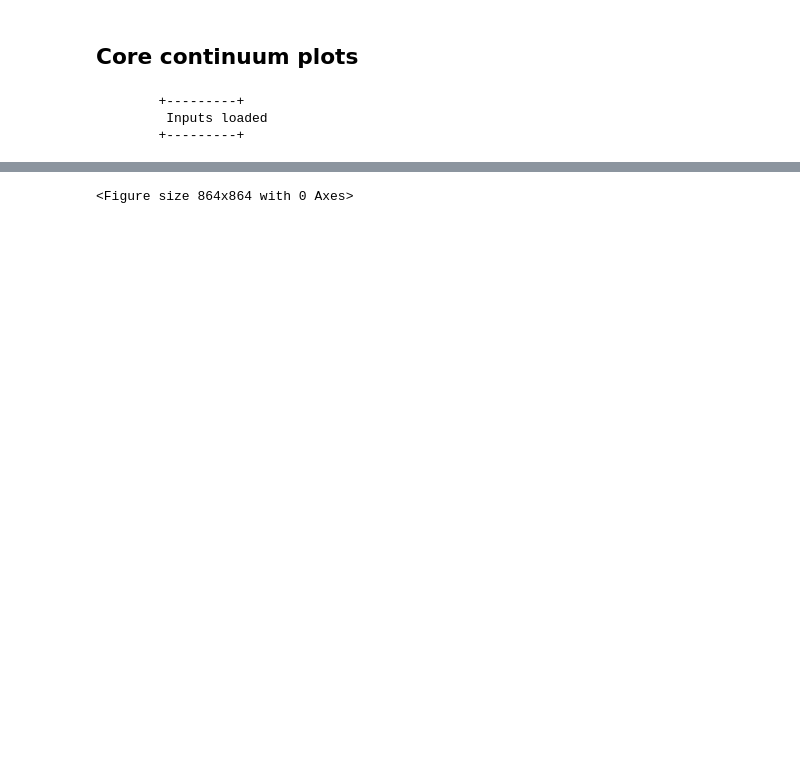
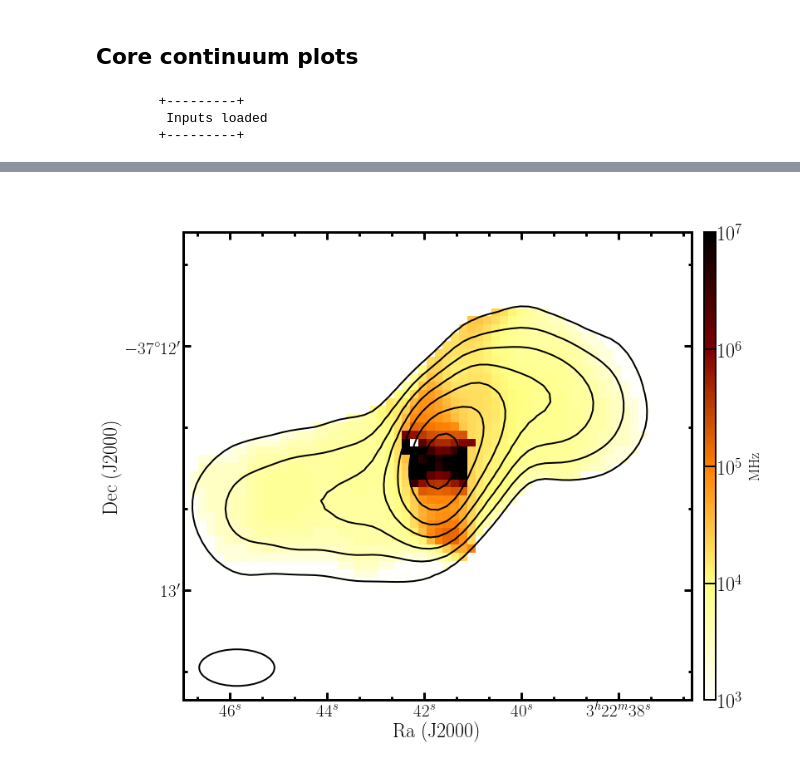
Before and after one commit to Fil8/contData, a Jupyter notebook: Core-cont-plots.ipynb, the cells around one changed output, grey strips where cells are left out. Drawn from its saved outputs; the diff is of its cells as text; code cells hidden in the pictures; blank space fills up the shorter version.

```diff
--- a/Core-cont-plots.ipynb
+++ b/Core-cont-plots.ipynb
@@ -23,14 +23,14 @@ syn = synCl.synClean()
 
 FA_radeg = 50.673825
 FA_decdeg = -37.208227
-BeamRa = 50.692035
-BeamDec = -37.222974
+BeamRa = 50.691035
+BeamDec = -37.221974
 
 rootDir = '/home/maccagni/Projects/MFS/FornaxA/contData/'
-rootDir = '/Users/maccagni/Projects/MFS/FornaxA/contData/'
+#rootDir = '/Users/maccagni/Projects/MFS/FornaxA/contData/'
 
 
-CoreDir = rootDir+'kore/'
+CoreDir = rootDir+'core/'
 
 figDir = CoreDir+'coreFigs/'
 
@@ -45,6 +45,7 @@ Meer = CoreDir+'inIms/Meer_1440MHz_pbcorr_cutCtr_bt32.fits'
 VLA48 = CoreDir+'inIms/VLA_4860MHz.fits'
 VLA15 = CoreDir+'inIms/VLA_15GHz.fits'
 ALMA = CoreDir+'inIms/ALMA_allGHz.fits'
+MeerCv = CoreDir+'inIms/CONVL/CONVL_Meer_1440MHz_pbcorr_cutCtr_bt32.fits'
 
 synMap = CoreDir+'synMaps/ajfix06/break.fits'
 
@@ -94,7 +95,8 @@ f4.show_colorscale(aspect='equal', cmap='afmhot_r',stretch = 'log',
                     exponent=2,vmin=1e3,vmax=1.e7)
 f4.frame.set_linewidth(3)
 f4.recenter(FA_radeg,FA_decdeg,width=125./3600.,height=115./3600.)
-#f4.show_contour(d,levels=[0.3], colors='white',lw=2)
+
+f4.show_contour(MeerCv,levels=[1.5e-3,3e-3,6e-3,1.2e-2,2.4e-2,4.8e-2,9.6e-2], colors='black',lw=2)
 
 #f4.set_title('Break frequency map')
 
@@ -143,4 +147,4 @@ IOError: File not found: /Users/maccagni/Projects/MFS/FornaxA/contData/kore/synM
-<Figure size 864x864 with 0 Axes>
+[figure, added]
 # %%
 params = {'font.family'         :' serif',
           'font.style'          : 'normal',
```
Also changed, not shown: parts of 2 cells of this notebook, 7 other files.
